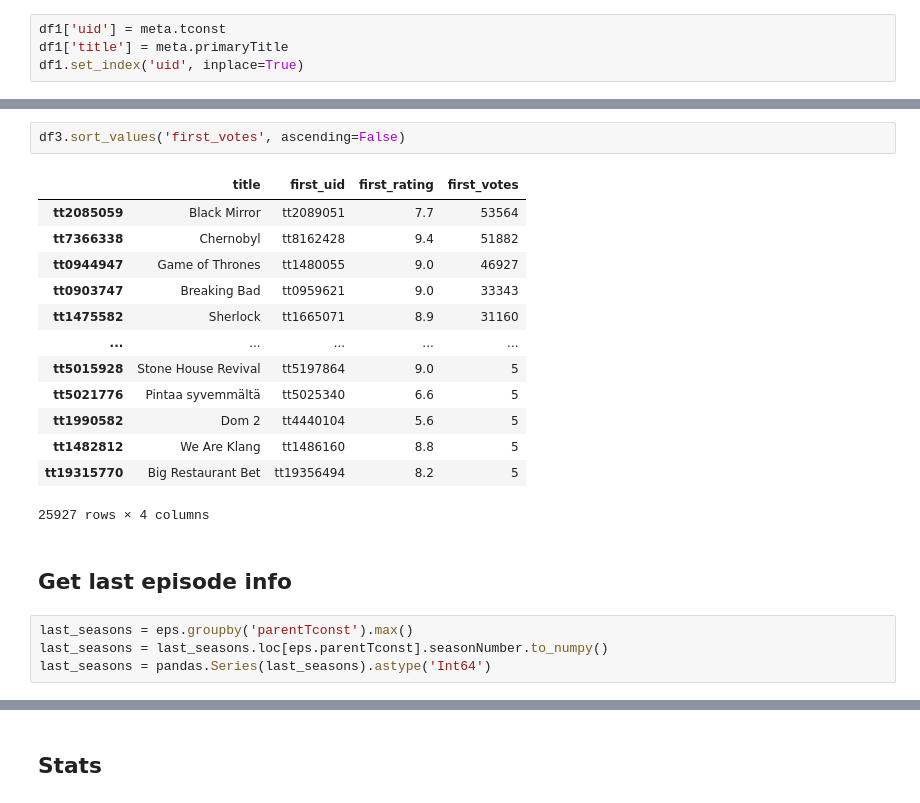
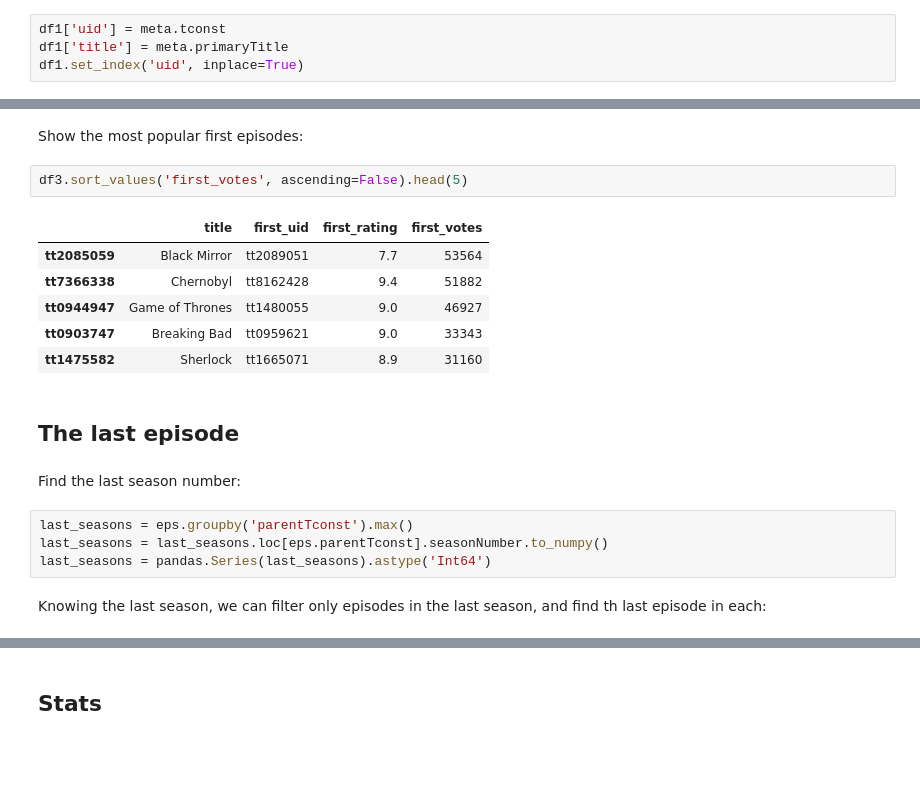
Before and after one commit to orsinium/notes, a Jupyter notebook: notes-python/series-ratings.ipynb, the cells around one changed output, grey strips where cells are left out. Saved outputs shown, nothing was run; the diff lists cells and outputs as text; blank space fills up the shorter version.

```diff
--- a/notes-python/series-ratings.ipynb
+++ b/notes-python/series-ratings.ipynb
@@ -89,24 +66,23 @@ df3.head()
+# %% [markdown]
+Show the most popular first episodes:
 # %%
-df3.sort_values('first_votes', ascending=False)
+df3.sort_values('first_votes', ascending=False).head(5)
 # %% [output]
 |  | title | first_uid | first_rating | first_votes |
 | tt2085059 | Black Mirror | tt2089051 | 7.7 | 53564 |
 | tt7366338 | Chernobyl | tt8162428 | 9.4 | 51882 |
 | tt0944947 | Game of Thrones | tt1480055 | 9.0 | 46927 |
 | tt0903747 | Breaking Bad | tt0959621 | 9.0 | 33343 |
 | tt1475582 | Sherlock | tt1665071 | 8.9 | 31160 |
-| ... | ... | ... | ... | ... |
-| tt5015928 | Stone House Revival | tt5197864 | 9.0 | 5 |
-| tt5021776 | Pintaa syvemmältä | tt5025340 | 6.6 | 5 |
-| tt1990582 | Dom 2 | tt4440104 | 5.6 | 5 |
-| tt1482812 | We Are Klang | tt1486160 | 8.8 | 5 |
-| tt19315770 | Big Restaurant Bet | tt19356494 | 8.2 | 5 |
-25927 rows × 4 columns
 # %% [markdown]
-## Get last episode info
+## The last episode
+# %% [markdown]
+Find the last season number:
 # %%
 last_seasons = eps.groupby('parentTconst').max()
 last_seasons = last_seasons.loc[eps.parentTconst].seasonNumber.to_numpy()
 last_seasons = pandas.Series(last_seasons).astype('Int64')
+# %% [markdown]
+Knowing the last season, we can filter only episodes in the last season, and find th last episode in each:
 # %%
 last_eps = eps[eps.seasonNumber == last_seasons].groupby('parentTconst').max()
```
Also changed, not shown: parts of 43 cells of this notebook.
